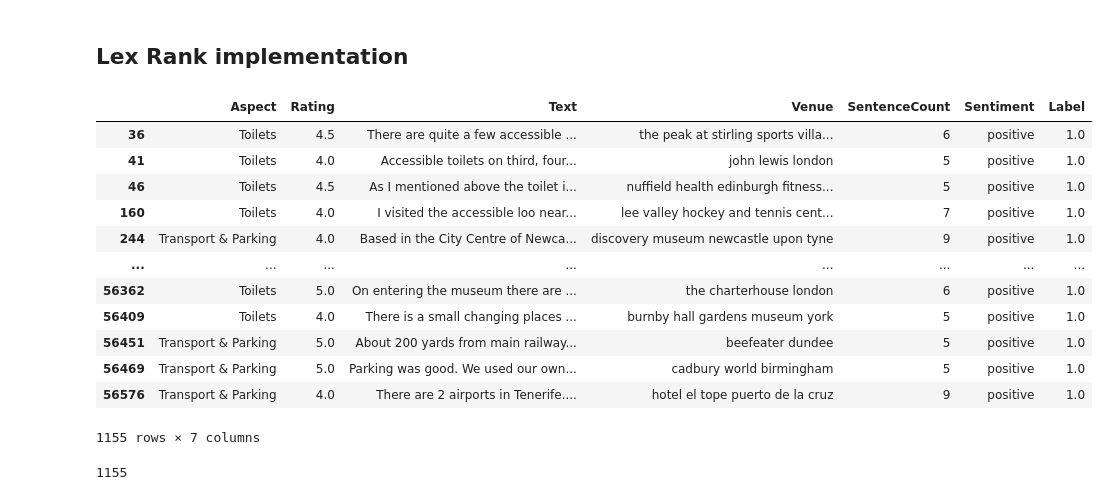
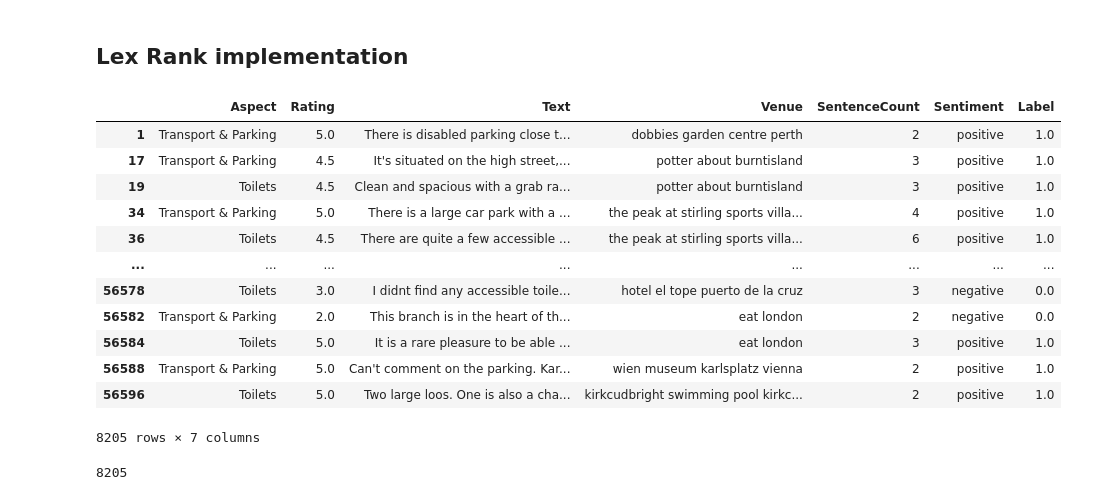
Before and after one commit to Amsterdam-Internships/Venue-Accessibility-Google-Reviews, a Jupyter notebook: notebooks/Pipeline.ipynb, the cells around one changed output. Drawn from its saved outputs; the diff is of its cells as text; code cells hidden in the pictures.

Commit message:
New baseline code for review.

```diff
--- a/notebooks/Pipeline.ipynb
+++ b/notebooks/Pipeline.ipynb
@@ -365,25 +394,25 @@ Moved this part to Google Colab https://colab.research.google.com/drive/1NVzQ3vS
 # %%
 import sumy
 from sumy.parsers.plaintext import PlaintextParser
 from sumy.nlp.tokenizers import Tokenizer
 from sumy.summarizers.lex_rank import LexRankSummarizer
 
-long_reviews = clean_train_df[clean_train_df['SentenceCount'] > 4]
+long_reviews = clean_train_df[clean_train_df['SentenceCount'] > 1]
 long_reviews
 # %% [output]
 |  | Aspect | Rating | Text | Venue | SentenceCount | Sentiment | Label |
+| 1 | Transport & Parking | 5.0 | There is disabled parking close t... | dobbies garden centre perth | 2 | positive | 1.0 |
+| 17 | Transport & Parking | 4.5 | It's situated on the high street,... | potter about burntisland | 3 | positive | 1.0 |
+| 19 | Toilets | 4.5 | Clean and spacious with a grab ra... | potter about burntisland | 3 | positive | 1.0 |
+| 34 | Transport & Parking | 5.0 | There is a large car park with a ... | the peak at stirling sports villa... | 4 | positive | 1.0 |
 | 36 | Toilets | 4.5 | There are quite a few accessible ... | the peak at stirling sports villa... | 6 | positive | 1.0 |
-| 41 | Toilets | 4.0 | Accessible toilets on third, four... | john lewis london | 5 | positive | 1.0 |
-| 46 | Toilets | 4.5 | As I mentioned above the toilet i... | nuffield health edinburgh fitness... | 5 | positive | 1.0 |
-| 160 | Toilets | 4.0 | I visited the accessible loo near... | lee valley hockey and tennis cent... | 7 | positive | 1.0 |
-| 244 | Transport & Parking | 4.0 | Based in the City Centre of Newca... | discovery museum newcastle upon tyne | 9 | positive | 1.0 |
 | ... | ... | ... | ... | ... | ... | ... | ... |
-| 56362 | Toilets | 5.0 | On entering the museum there are ... | the charterhouse london | 6 | positive | 1.0 |
-| 56409 | Toilets | 4.0 | There is a small changing places ... | burnby hall gardens museum york | 5 | positive | 1.0 |
-| 56451 | Transport & Parking | 5.0 | About 200 yards from main railway... | beefeater dundee | 5 | positive | 1.0 |
-| 56469 | Transport & Parking | 5.0 | Parking was good. We used our own... | cadbury world birmingham | 5 | positive | 1.0 |
-| 56576 | Transport & Parking | 4.0 | There are 2 airports in Tenerife.... | hotel el tope puerto de la cruz | 9 | positive | 1.0 |
+| 56578 | Toilets | 3.0 | I didnt find any accessible toile... | hotel el tope puerto de la cruz | 3 | negative | 0.0 |
+| 56582 | Transport & Parking | 2.0 | This branch is in the heart of th... | eat london | 2 | negative | 0.0 |
+| 56584 | Toilets | 5.0 | It is a rare pleasure to be able ... | eat london | 3 | positive | 1.0 |
+| 56588 | Transport & Parking | 5.0 | Can't comment on the parking. Kar... | wien museum karlsplatz vienna | 2 | positive | 1.0 |
+| 56596 | Toilets | 5.0 | Two large loos. One is also a cha... | kirkcudbright swimming pool kirkc... | 2 | positive | 1.0 |
-1155 rows × 7 columns
+8205 rows × 7 columns
 # %%
 summaries = []
 i = 0
@@ -391,7 +420,7 @@ for review in long_reviews.Text.values.tolist():
     parser = PlaintextParser.from_string(review,Tokenizer('english'))
     i+=1
     lex_rank_summarizer = LexRankSummarizer()
-    summaries.append(lex_rank_summarizer(parser.document, sentences_count=2))
+    summaries.append(lex_rank_summarizer(parser.document, sentences_count=1))
 print(i)
 # %% [output]
-1155
+8205
```
Also changed, not shown: parts of 51 cells of this notebook, 12 other files.
